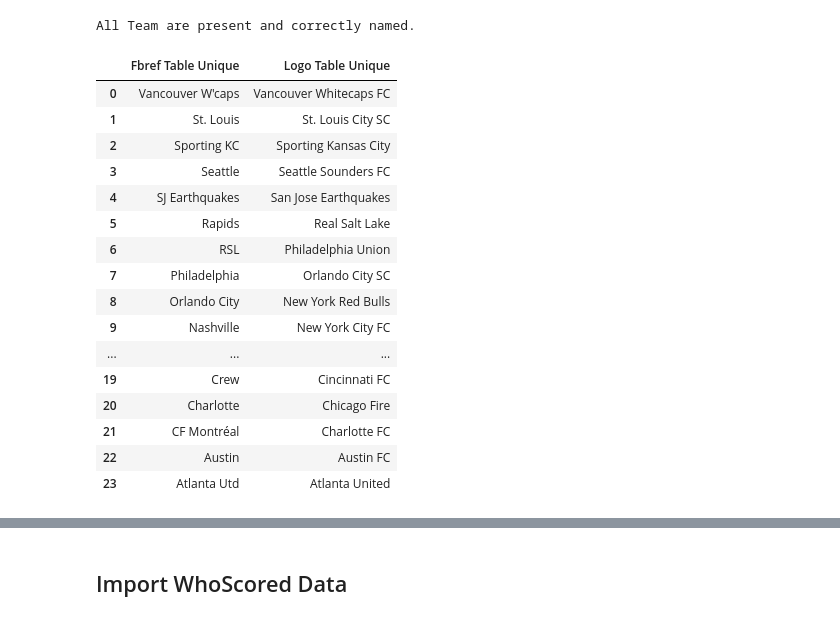
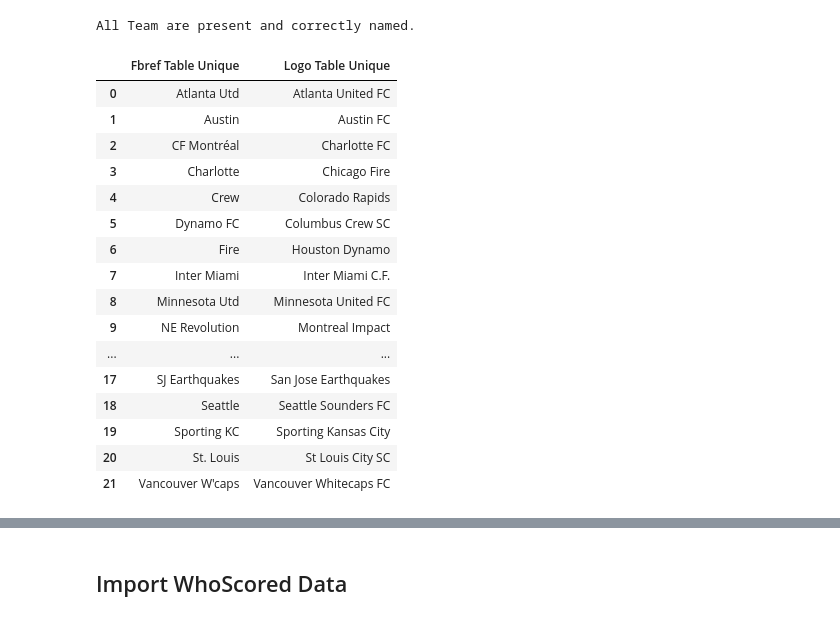
Before and after one commit to akyuzdilhan/FootballDataLab, a Jupyter notebook: DataPreparation.ipynb, the cells around one changed output, grey strips where cells are left out. Drawn from its saved outputs; the diff is of its cells as text; code cells hidden in the pictures.

```diff
--- a/DataPreparation.ipynb
+++ b/DataPreparation.ipynb
@@ -185,3 +254,4 @@ for filename in os.listdir(folder_destination):
         team_logos.append({'Team': team_name, 'Logo path': image_path})
 
 logos_df = pd.DataFrame(team_logos)
+logos_df = logos_df[logos_df['Team'] != 'San Diego FC']
@@ -198,10 +258,10 @@ compare_teams(mls_table, logos_df, df1_name='MLS Table', df2_name='Logo Table')
 # %%
 team_name_mappingSC = {
-    "Club de Foot Montreal": "Montreal Impact",
+    "CF Montreal": "Montreal Impact",
 }
 logos_df['Team'] = logos_df['Team'].replace(team_name_mappingSC)
-logos_df = align_and_merge_teams(logos_df, mls_table)
-logos_df = align_and_merge_teams(total_salary_by_club, logos_df)
+mls_table = align_and_merge_teams(mls_table, logos_df)
+mls_table = align_and_merge_teams(total_salary_by_club, mls_table)
 # %% [output]
 All Team are present and correctly named.
 All Team are present and correctly named.
@@ -313,24 +354,24 @@ df_team_Fbref = align_and_merge_teams(df_team_FBref_for, df_team_FBref_against)
 # %% [output]
 All Team are present and correctly named.
 # %%
-compare_teams(df_team_Fbref, logos_df, df1_name='Fbref Table', df2_name='Logo Table')
+compare_teams(df_team_Fbref, mls_table, df1_name='Fbref Table', df2_name='Logo Table')
 # %% [output]
 |  | Fbref Table Unique | Logo Table Unique |
-| 0 | Vancouver W'caps | Vancouver Whitecaps FC |
-| 1 | St. Louis | St. Louis City SC |
-| 2 | Sporting KC | Sporting Kansas City |
-| 3 | Seattle | Seattle Sounders FC |
-| 4 | SJ Earthquakes | San Jose Earthquakes |
-| 5 | Rapids | Real Salt Lake |
-| 6 | RSL | Philadelphia Union |
-| 7 | Philadelphia | Orlando City SC |
-| 8 | Orlando City | New York Red Bulls |
-| 9 | Nashville | New York City FC |
+| 0 | Atlanta Utd | Atlanta United FC |
+| 1 | Austin | Austin FC |
+| 2 | CF Montréal | Charlotte FC |
+| 3 | Charlotte | Chicago Fire |
+| 4 | Crew | Colorado Rapids |
+| 5 | Dynamo FC | Columbus Crew SC |
+| 6 | Fire | Houston Dynamo |
+| 7 | Inter Miami | Inter Miami C.F. |
+| 8 | Minnesota Utd | Minnesota United FC |
+| 9 | NE Revolution | Montreal Impact |
 | ... | ... | ... |
-| 19 | Crew | Cincinnati FC |
-| 20 | Charlotte | Chicago Fire |
-| 21 | CF Montréal | Charlotte FC |
-| 22 | Austin | Austin FC |
-| 23 | Atlanta Utd | Atlanta United |
+| 17 | SJ Earthquakes | San Jose Earthquakes |
+| 18 | Seattle | Seattle Sounders FC |
+| 19 | Sporting KC | Sporting Kansas City |
+| 20 | St. Louis | St Louis City SC |
+| 21 | Vancouver W'caps | Vancouver Whitecaps FC |
 # %%
 team_name_mappingFL = {
```
Also changed, not shown: parts of 15 cells of this notebook, 44 other files.
